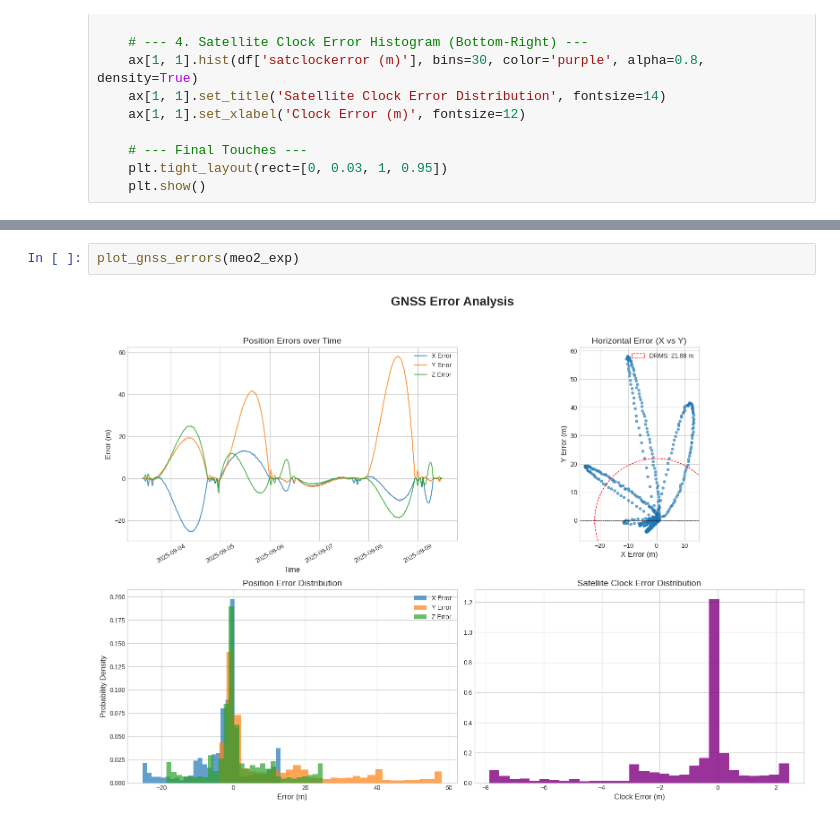
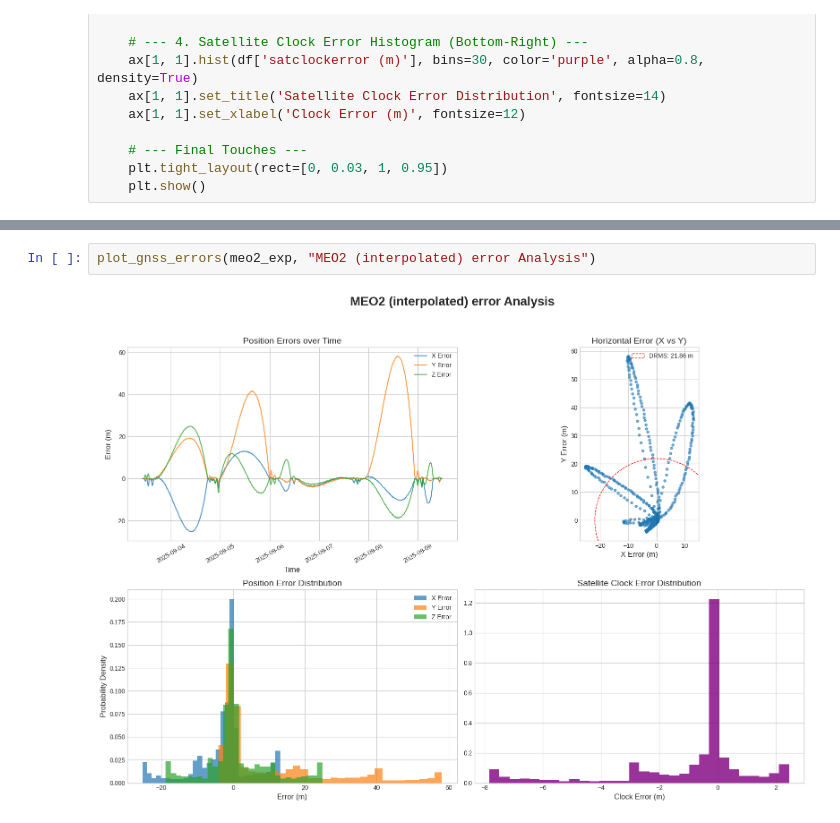
Before and after one commit to Velox0/sih, a Jupyter notebook: main.ipynb, the cells around one changed output, grey strips where cells are left out. Drawn from its saved outputs; the diff is of its cells as text.

```diff
--- a/main.ipynb
+++ b/main.ipynb
@@ -186,4 +180,4 @@ plot_gnss_errors(geo_exp)
 # %%
-plot_gnss_errors(meo2_exp)
+plot_gnss_errors(meo2_exp, "MEO2 (interpolated) error Analysis")
 # %% [output]
-[figure, old version]
+[figure, new version]
```
Also changed, not shown: parts of 6 cells of this notebook, 1 other file.
